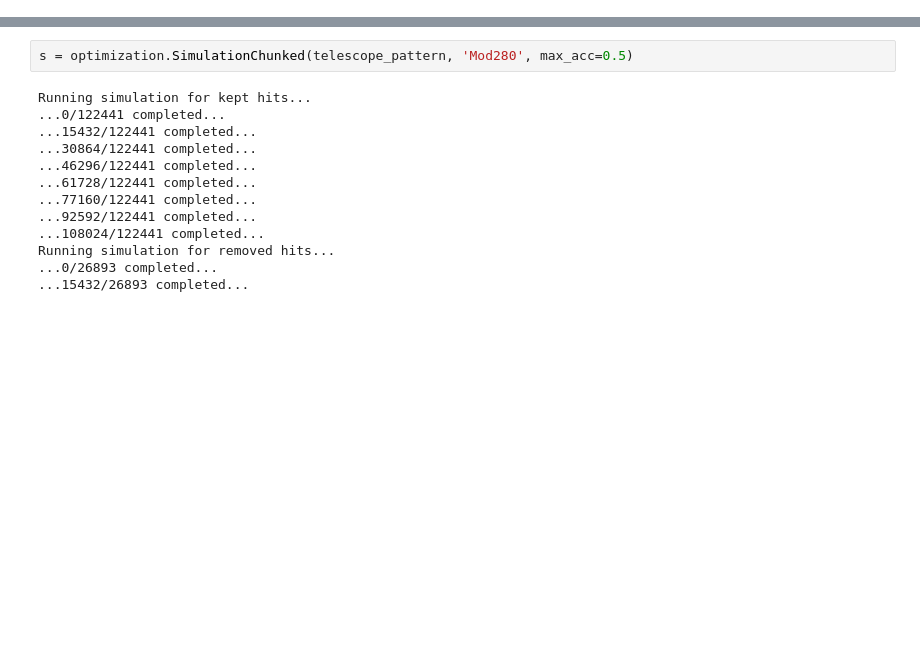
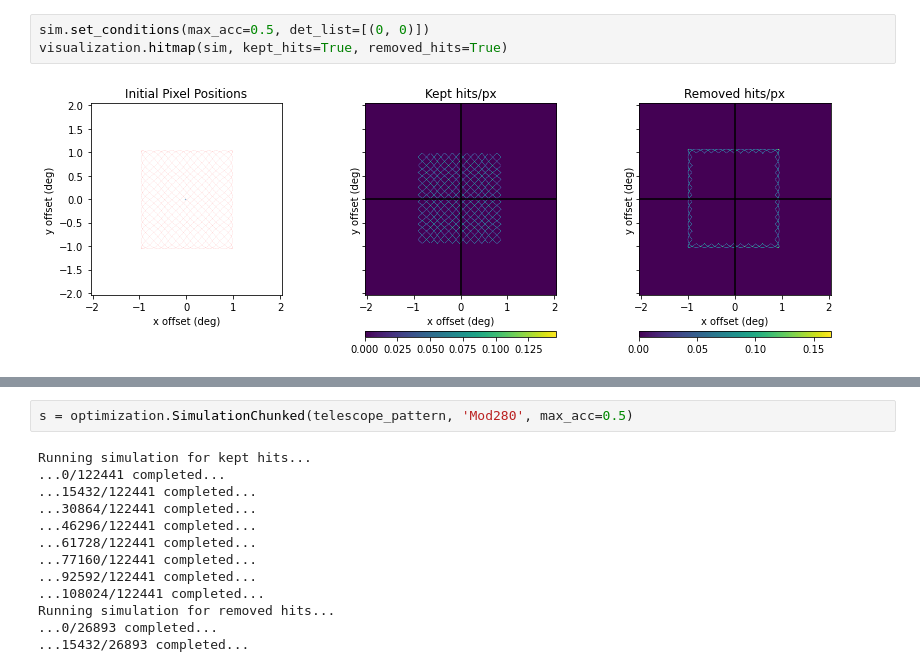
Before and after one commit to ccatp/scan_patterns, a Jupyter notebook: tutorials/simulations.ipynb, the cells around one changed output, grey strips where cells are left out. Saved outputs shown, nothing was run; the diff lists cells and outputs as text; blank space fills up the shorter version.

```diff
--- a/tutorials/simulations.ipynb
+++ b/tutorials/simulations.ipynb
@@ -24,0 +49,5 @@ telescope_pattern = coordinates.TelescopePattern(
+# %%
+sim.set_conditions(max_acc=0.5, det_list=[(0, 0)])
+visualization.hitmap(sim, kept_hits=True, removed_hits=True)
+# %% [output]
+[figure, added]
```
Also changed, not shown: parts of 14 cells of this notebook, 11 other files.
